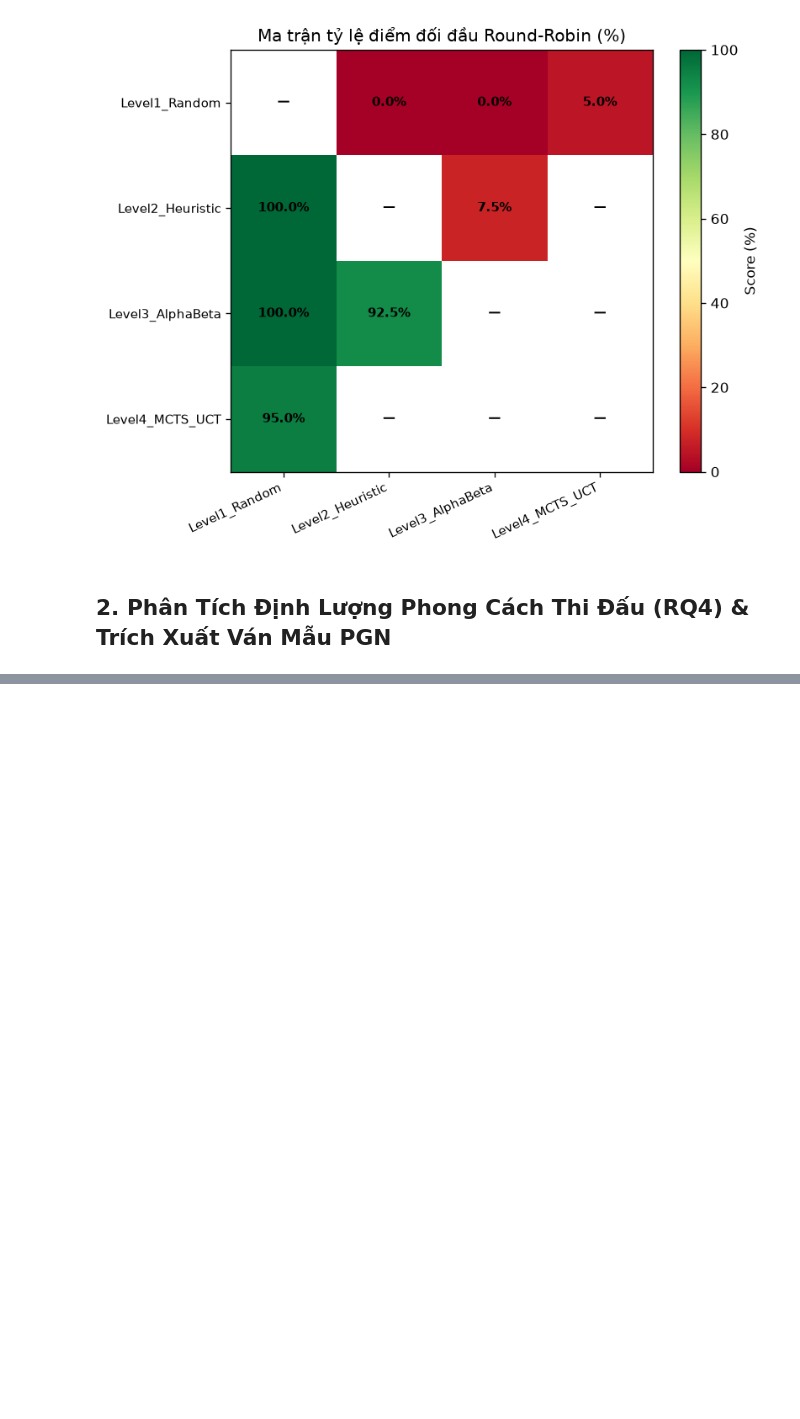
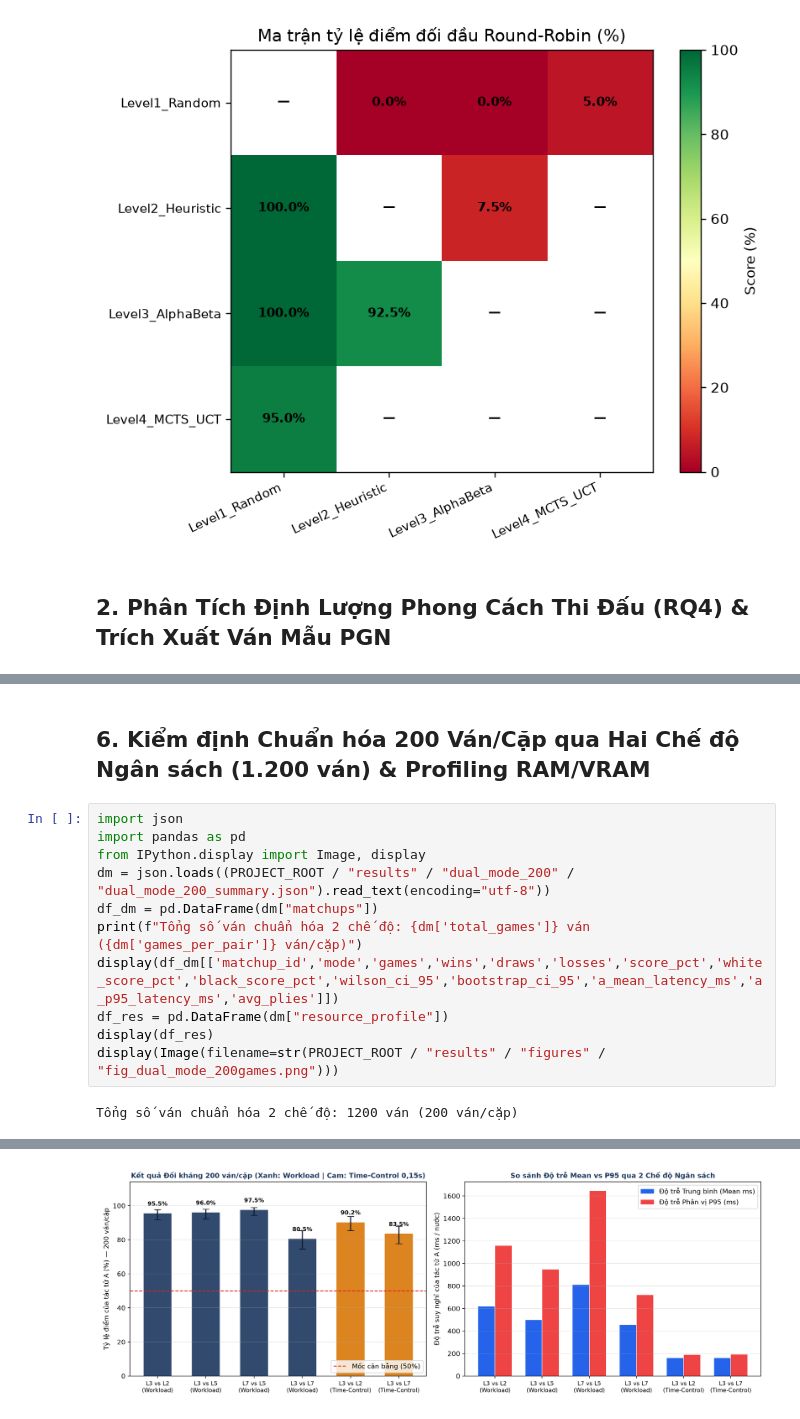
Before and after one commit to VoVanTuan284/101_TTNTNC, a Jupyter notebook: notebooks/06_arena_tournament_and_style_rq4.ipynb, the cells around one changed output, grey strips where cells are left out. Saved outputs shown, nothing was run; the diff lists cells and outputs as text; blank space fills up the shorter version.

```diff
--- a/notebooks/06_arena_tournament_and_style_rq4.ipynb
+++ b/notebooks/06_arena_tournament_and_style_rq4.ipynb
@@ -143,0 +168,15 @@ Bxh3 21. Rf2 Bxf2 22. Kg5 Bxg3 23. Kh6 Bf4# 0-1
+# %% [markdown]
+## 6. Kiểm định Chuẩn hóa 200 Ván/Cặp qua Hai Chế độ Ngân sách (1.200 ván) & Profiling RAM/VRAM
+# %%
+import json
+import pandas as pd
+from IPython.display import Image, display
+dm = json.loads((PROJECT_ROOT / "results" / "dual_mode_200" / "dual_mode_200_summary.json").read_text(encoding="utf-8"))
+df_dm = pd.DataFrame(dm["matchups"])
+print(f"Tổng số ván chuẩn hóa 2 chế độ: {dm['total_games']} ván ({dm['games_per_pair']} ván/cặp)")
+display(df_dm[['matchup_id','mode','games','wins','draws','losses','score_pct','white_score_pct','black_score_pct','wilson_ci_95','bootstrap_ci_95','a_mean_latency_ms','a_p95_latency_ms','avg_plies']])
+df_res = pd.DataFrame(dm["resource_profile"])
+display(df_res)
+display(Image(filename=str(PROJECT_ROOT / "results" / "figures" / "fig_dual_mode_200games.png")))
+# %% [output]
+Tổng số ván chuẩn hóa 2 chế độ: 1200 ván (200 ván/cặp)
@@ -143,0 +199 @@ Bxh3 21. Rf2 Bxf2 22. Kg5 Bxg3 23. Kh6 Bf4# 0-1
+[figure, added]
```
Also changed, not shown: parts of 4 cells of this notebook, 48 other files.
